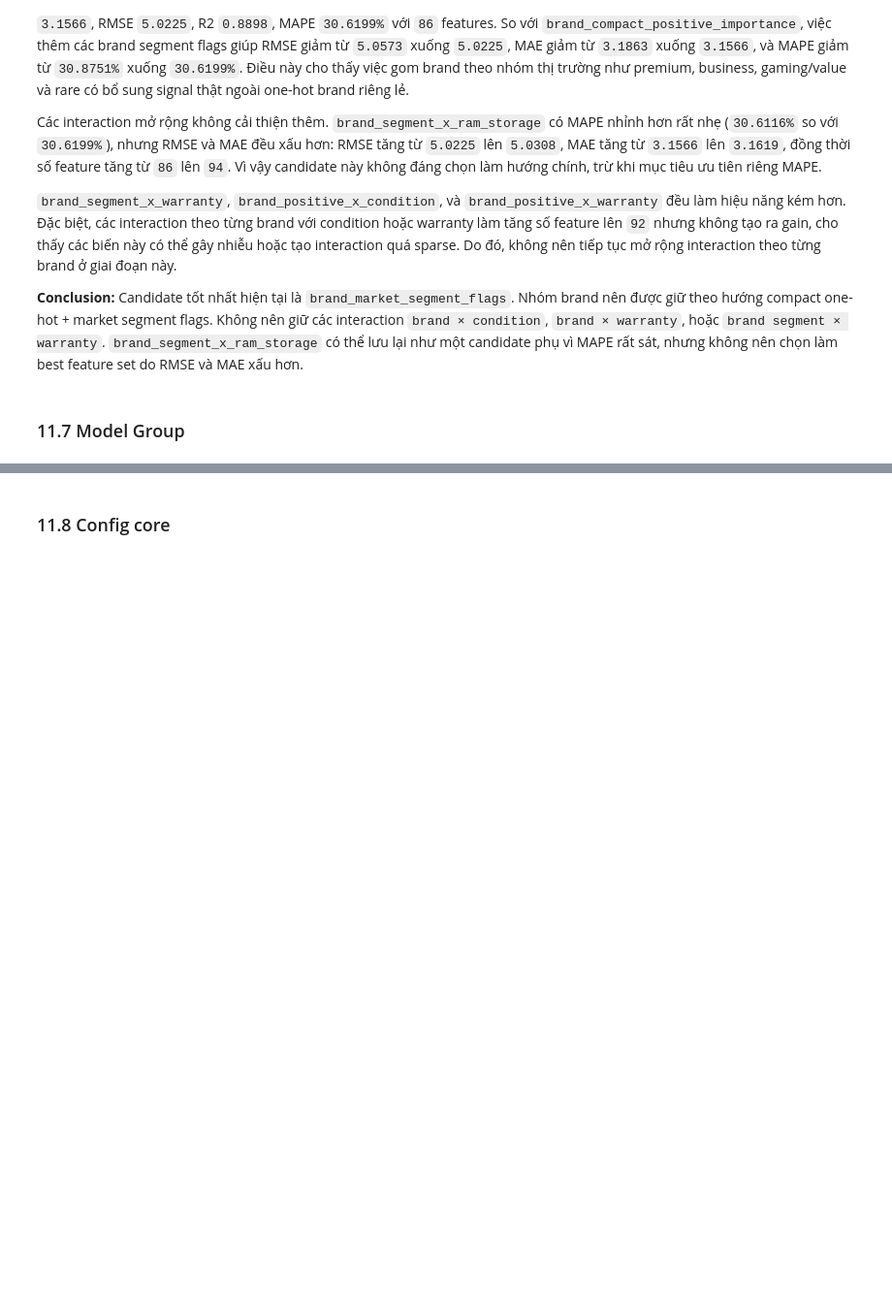
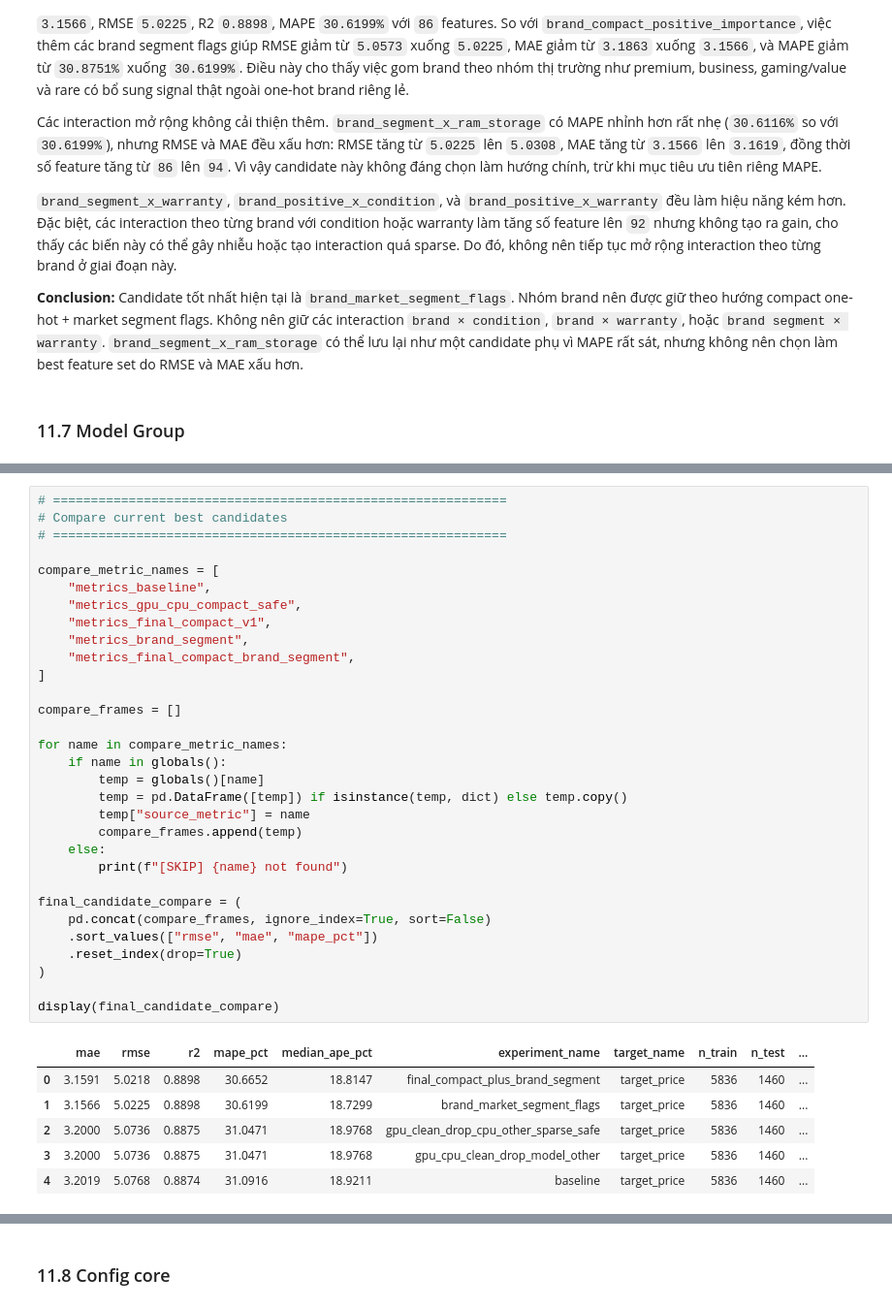
Before and after one commit to thisYui/Laptop-Price-Prediction, a Jupyter notebook: notebooks/modeling/11_feature_selection_and_ablation.ipynb, the cells around one changed output, grey strips where cells are left out. Shown at 97% size. Drawn from its saved outputs; the diff is of its cells as text; blank space fills up the shorter version.

```diff
--- a/notebooks/modeling/11_feature_selection_and_ablation.ipynb
+++ b/notebooks/modeling/11_feature_selection_and_ablation.ipynb
@@ -5353,0 +5827,38 @@ Các interaction mở rộng không cải thiện thêm. `brand_segment_x_ram_st
+# %%
+# ============================================================
+# Compare current best candidates
+# ============================================================
+
+compare_metric_names = [
+    "metrics_baseline",
+    "metrics_gpu_cpu_compact_safe",
+    "metrics_final_compact_v1",
+    "metrics_brand_segment",
+    "metrics_final_compact_brand_segment",
+]
+
+compare_frames = []
+
+for name in compare_metric_names:
+    if name in globals():
+        temp = globals()[name]
+        temp = pd.DataFrame([temp]) if isinstance(temp, dict) else temp.copy()
+        temp["source_metric"] = name
+        compare_frames.append(temp)
+    else:
+        print(f"[SKIP] {name} not found")
+
+final_candidate_compare = (
+    pd.concat(compare_frames, ignore_index=True, sort=False)
+    .sort_values(["rmse", "mae", "mape_pct"])
+    .reset_index(drop=True)
+)
+
+display(final_candidate_compare)
+# %% [output]
+|  | mae | rmse | r2 | mape_pct | median_ape_pct | experiment_name | target_name | n_train | n_test | ... |
+| 0 | 3.1591 | 5.0218 | 0.8898 | 30.6652 | 18.8147 | final_compact_plus_brand_segment | target_price | 5836 | 1460 | ... |
+| 1 | 3.1566 | 5.0225 | 0.8898 | 30.6199 | 18.7299 | brand_market_segment_flags | target_price | 5836 | 1460 | ... |
+| 2 | 3.2000 | 5.0736 | 0.8875 | 31.0471 | 18.9768 | gpu_clean_drop_cpu_other_sparse_safe | target_price | 5836 | 1460 | ... |
+| 3 | 3.2000 | 5.0736 | 0.8875 | 31.0471 | 18.9768 | gpu_cpu_clean_drop_model_other | target_price | 5836 | 1460 | ... |
+| 4 | 3.2019 | 5.0768 | 0.8874 | 31.0916 | 18.9211 | baseline | target_price | 5836 | 1460 | ... |
```
Also changed, not shown: parts of 33 cells of this notebook.
